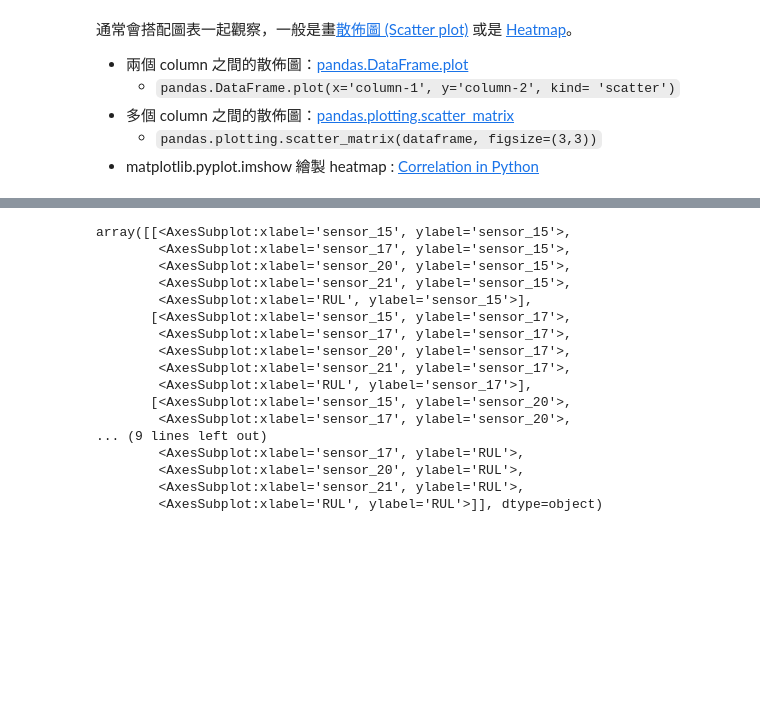
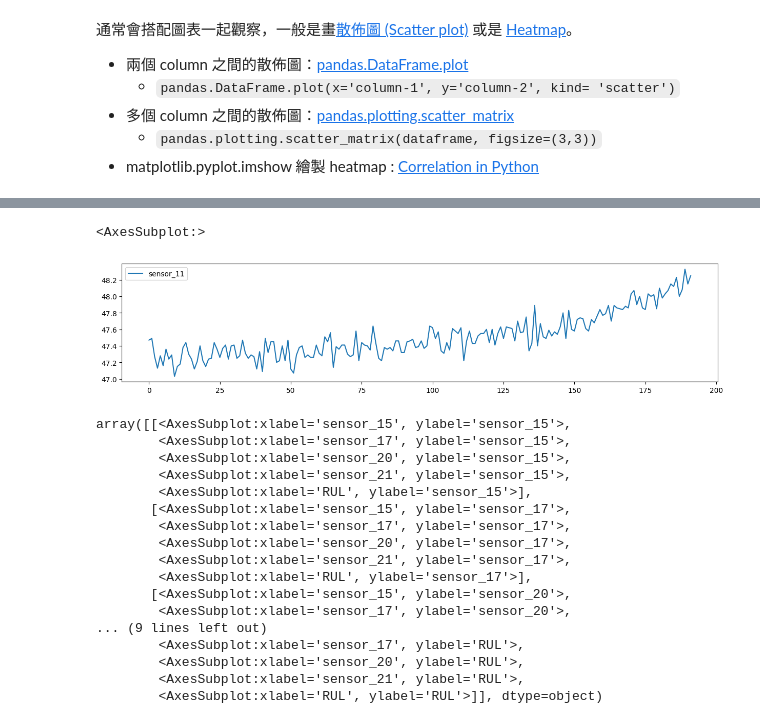
Before and after one commit to yatingAnne/pandas_training, a Jupyter notebook: Chapter 5 - Calculating_turbofan.ipynb, the cells around one changed output, grey strips where cells are left out. Drawn from its saved outputs; the diff is of its cells as text; code cells hidden in the pictures; blank space fills up the shorter version.

```diff
--- a/Chapter 5 - Calculating_turbofan.ipynb
+++ b/Chapter 5 - Calculating_turbofan.ipynb
@@ -604,3 +608,10 @@ df_2.plot(x='RUL', y='sensor_11', kind='scatter', figsize=(3,3))
+# %%
+# 使用 .plot(kind='line') 畫出
+# 感測器11 (column label: 'sensor_11') 和 剩餘壽命 (column label: 'RUL') 的散佈圖
+df_2.loc[df_2["unit_number"]==1, ["sensor_11"]].plot(figsize=(15,3))
+# %% [output]
+<AxesSubplot:>
+[figure, added]
 # %%
 # 使用 pandas.plotting.scatter_matrix() 一次畫出
 # 前 5 個 columns 彼此之間相關性的 scatter plots
```
Also changed, not shown: parts of 8 cells of this notebook, 1 other file.
